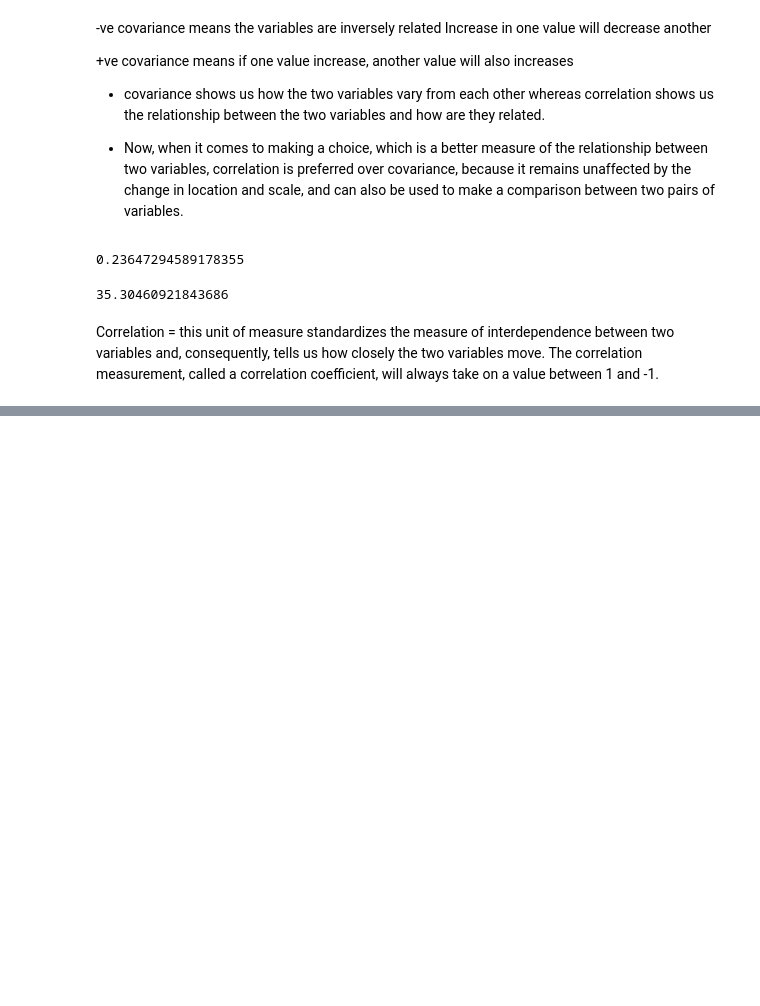
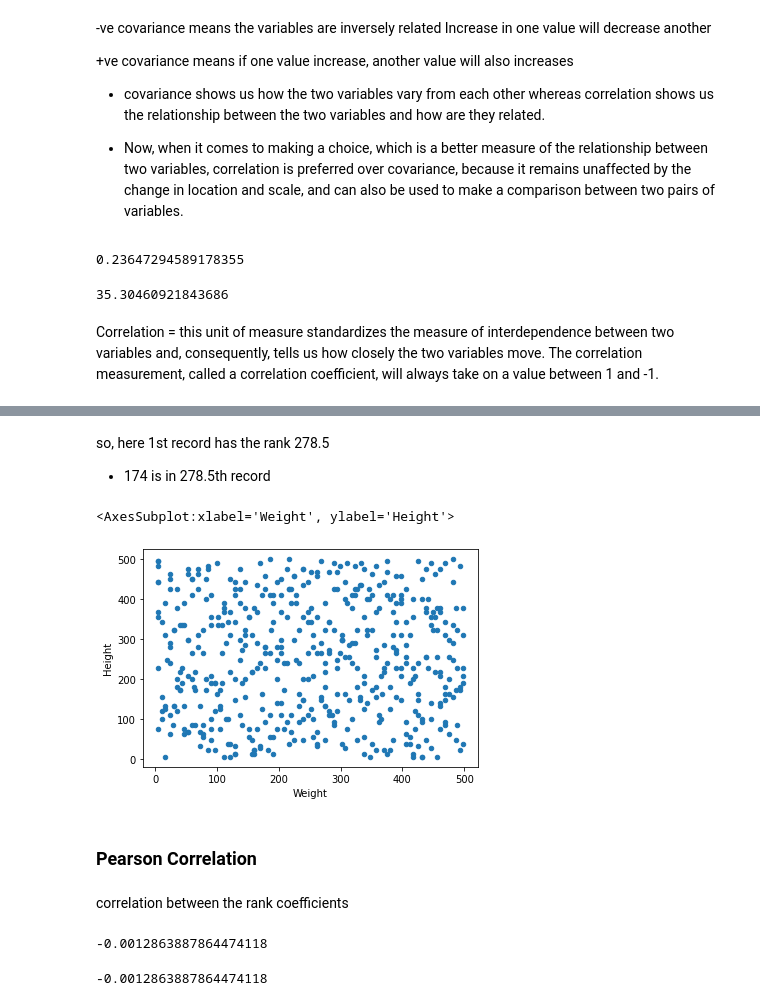
Before and after one commit to Nix-code/statistics-for-data-science, a Jupyter notebook: Introduction to statistics.ipynb, the cells around one changed output, grey strips where cells are left out. Drawn from its saved outputs; the diff is of its cells as text; code cells hidden in the pictures; blank space fills up the shorter version.

```diff
--- a/Introduction to statistics.ipynb
+++ b/Introduction to statistics.ipynb
@@ -159,0 +178,12 @@ Correlation = this unit of measure standardizes the measure of interdependence b
+# %% [markdown]
+so, here 1st record has the rank 278.5
+- 174 is in 278.5th record
+# %%
+df[["Height","Weight"]].rank().plot.scatter(x = "Weight", y = "Height")
+# %% [output]
+<AxesSubplot:xlabel='Weight', ylabel='Height'>
+[figure, added]
+# %% [markdown]
+### Pearson Correlation
+# %% [markdown]
+correlation between the rank coefficients
@@ -159,0 +192,8 @@ Correlation = this unit of measure standardizes the measure of interdependence b
+# %%
+ranked_data["Height"].corr(ranked_data["Weight"])
+# %% [output]
+-0.0012863887864474118
+# %%
+df["Weight"].corr(df["Height"], method = 'spearman')
+# %% [output]
+-0.0012863887864474118
```
Also changed, not shown: parts of 13 cells of this notebook.
